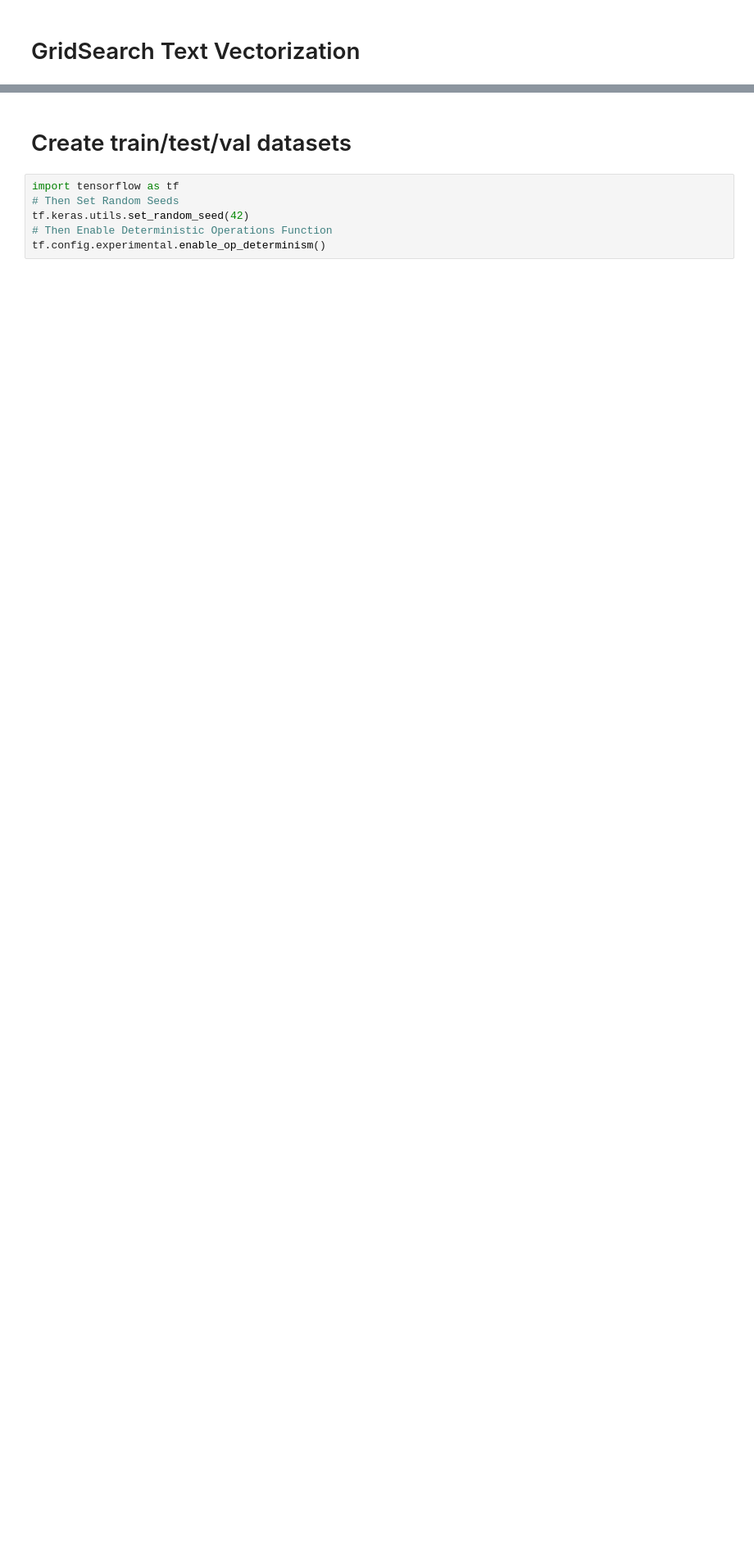
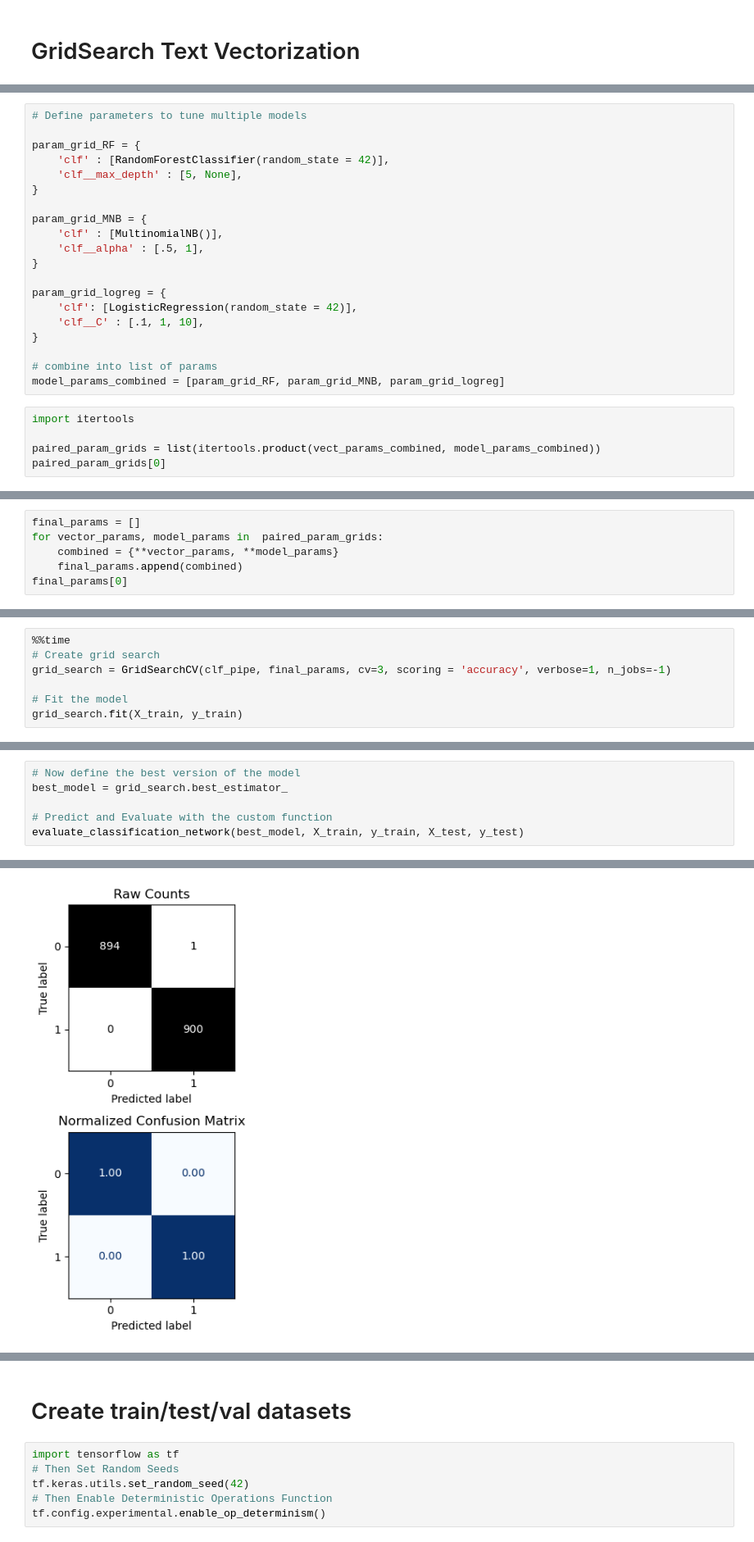
Before and after one commit to dimLMT/Movie-Business-Prediction, a Jupyter notebook: part6.ipynb, the cells around one changed output, grey strips where cells are left out. Shown: that part at 82% size. Drawn from its saved outputs; the diff is of its cells as text; blank space fills up the shorter version.

```diff
--- a/part6.ipynb
+++ b/part6.ipynb
@@ -282,0 +363,25 @@ def evaluate_classification_network(model,
+# %%
+# Define parameters to tune multiple models
+
+param_grid_RF = {
+    'clf' : [RandomForestClassifier(random_state = 42)],
+    'clf__max_depth' : [5, None],
+}
+
+param_grid_MNB = {
+    'clf' : [MultinomialNB()],
+    'clf__alpha' : [.5, 1],
+}
+
+param_grid_logreg = {
+    'clf': [LogisticRegression(random_state = 42)],
+    'clf__C' : [.1, 1, 10],
+}
+
+# combine into list of params
+model_params_combined = [param_grid_RF, param_grid_MNB, param_grid_logreg]
+# %%
+import itertools
+
+paired_param_grids = list(itertools.product(vect_params_combined, model_params_combined))
+paired_param_grids[0]
@@ -282,0 +397,6 @@ def evaluate_classification_network(model,
+# %%
+final_params = []
+for vector_params, model_params in  paired_param_grids:
+    combined = {**vector_params, **model_params}
+    final_params.append(combined)
+final_params[0]
@@ -282,0 +412,7 @@ def evaluate_classification_network(model,
+# %%
+%%time
+# Create grid search
+grid_search = GridSearchCV(clf_pipe, final_params, cv=3, scoring = 'accuracy', verbose=1, n_jobs=-1)
+
+# Fit the model
+grid_search.fit(X_train, y_train)
@@ -282,0 +440,7 @@ def evaluate_classification_network(model,
+# %%
+# Now define the best version of the model
+best_model = grid_search.best_estimator_
+
+# Predict and Evaluate with the custom function
+evaluate_classification_network(best_model, X_train, y_train, X_test, y_test)
+# %% [output]
@@ -282,0 +461 @@ def evaluate_classification_network(model,
+[figure, added]
```
Also changed, not shown: parts of 24 cells of this notebook.
